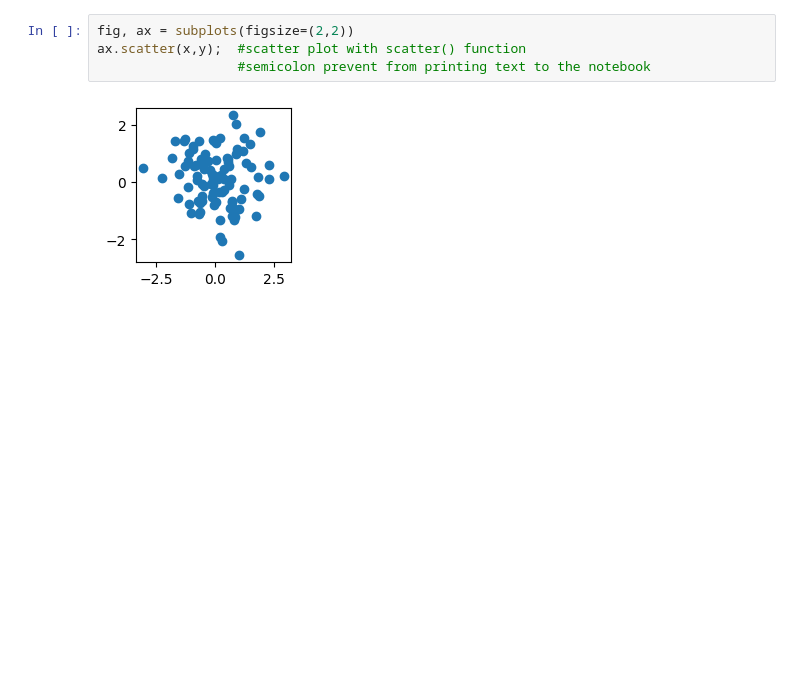
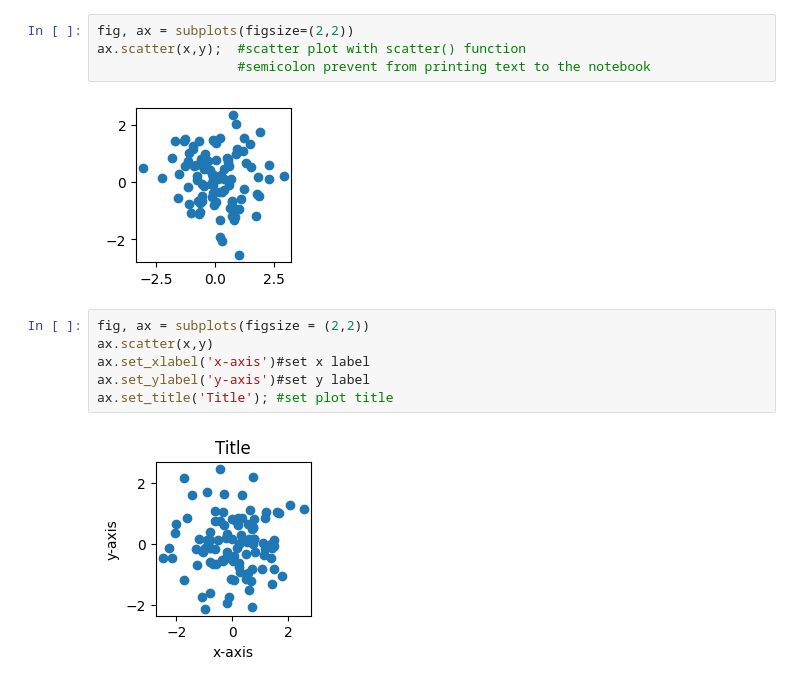
Before and after one commit to audedpt/Statistical_Learning, a Jupyter notebook: Python_review.ipynb, the cells around one changed output. Saved outputs shown, nothing was run; the diff lists cells and outputs as text; blank space fills up the shorter version.

```diff
--- a/Python_review.ipynb
+++ b/Python_review.ipynb
@@ -316,3 +316,11 @@ ax.scatter(x,y);  #scatter plot with scatter() function
                   #semicolon prevent from printing text to the notebook
 # %% [output]
 [figure]
+# %%
+fig, ax = subplots(figsize = (2,2))
+ax.scatter(x,y)
+ax.set_xlabel('x-axis')#set x label
+ax.set_ylabel('y-axis')#set y label
+ax.set_title('Title'); #set plot title
+# %% [output]
+[figure, added]
```
Also changed, not shown: parts of 10 cells of this notebook.
